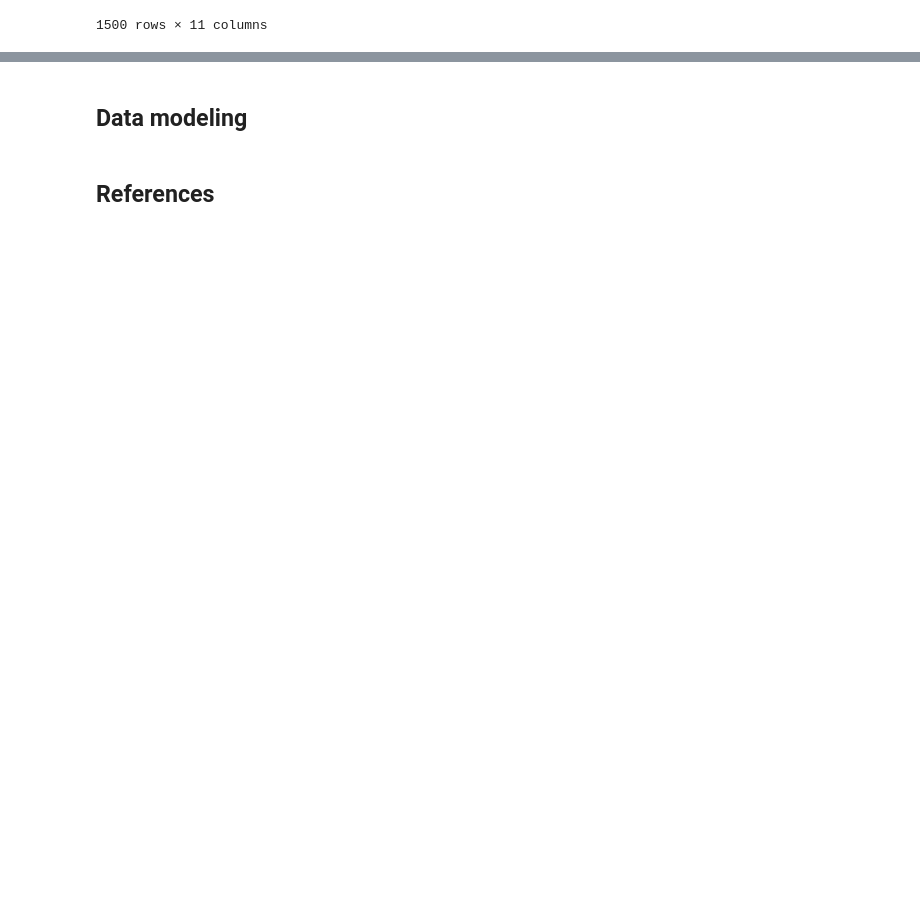
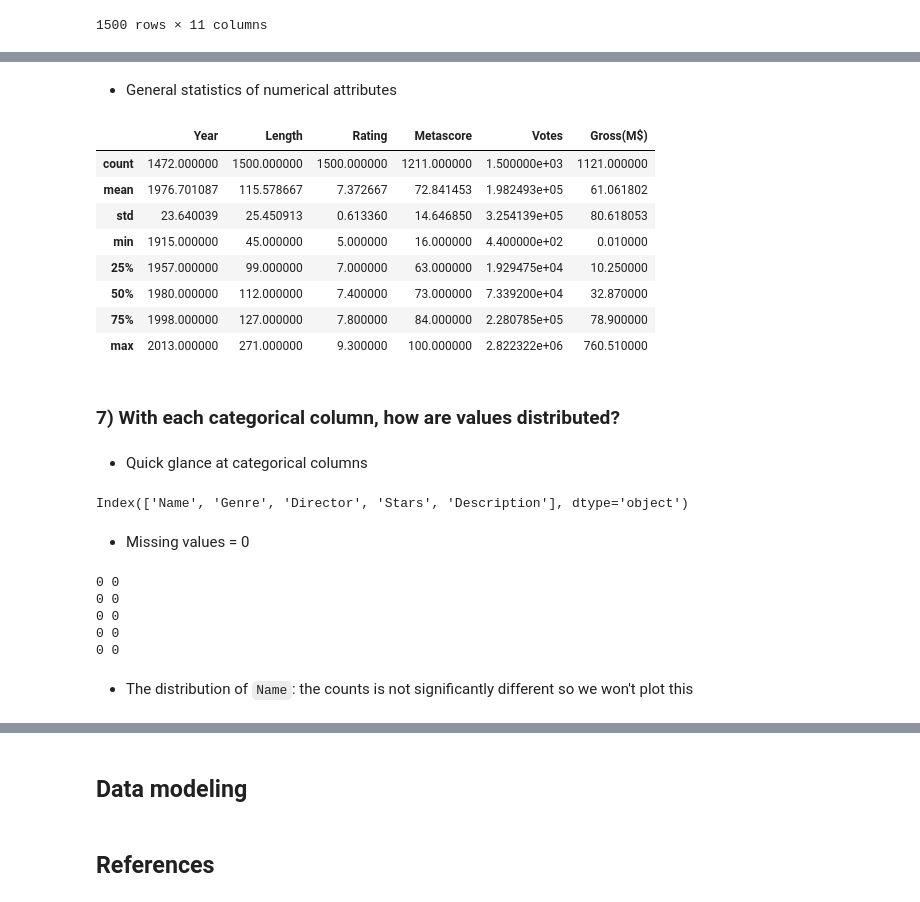
Before and after one commit to trandainien1/IntroDS_Final_Project, a Jupyter notebook: main.ipynb, the cells around one changed output, grey strips where cells are left out. Drawn from its saved outputs; the diff is of its cells as text; code cells hidden in the pictures; blank space fills up the shorter version.

```diff
--- a/main.ipynb
+++ b/main.ipynb
@@ -219,0 +382,37 @@ data_film
+# %% [markdown]
+- General statistics of numerical attributes
+# %%
+data_film[numerical_cols].describe()
+# %% [output]
+|  | Year | Length | Rating | Metascore | Votes | Gross(M$) |
+| count | 1472.000000 | 1500.000000 | 1500.000000 | 1211.000000 | 1.500000e+03 | 1121.000000 |
+| mean | 1976.701087 | 115.578667 | 7.372667 | 72.841453 | 1.982493e+05 | 61.061802 |
+| std | 23.640039 | 25.450913 | 0.613360 | 14.646850 | 3.254139e+05 | 80.618053 |
+| min | 1915.000000 | 45.000000 | 5.000000 | 16.000000 | 4.400000e+02 | 0.010000 |
+| 25% | 1957.000000 | 99.000000 | 7.000000 | 63.000000 | 1.929475e+04 | 10.250000 |
+| 50% | 1980.000000 | 112.000000 | 7.400000 | 73.000000 | 7.339200e+04 | 32.870000 |
+| 75% | 1998.000000 | 127.000000 | 7.800000 | 84.000000 | 2.280785e+05 | 78.900000 |
+| max | 2013.000000 | 271.000000 | 9.300000 | 100.000000 | 2.822322e+06 | 760.510000 |
+# %% [markdown]
+### 7) With each categorical column, how are values distributed?
+# %% [markdown]
+- Quick glance at categorical columns
+# %%
+categorical_cols = data_film.columns[data_film.dtypes == 'object']
+
+categorical_cols
+# %% [output]
+Index(['Name', 'Genre', 'Director', 'Stars', 'Description'], dtype='object')
+# %% [markdown]
+- Missing values = 0
+# %%
+for col in categorical_cols:
+  print((data_film[col] == 'nan').sum(), data_film[col].isna().sum())
+# %% [output]
+0 0
+0 0
+0 0
+0 0
+0 0
+# %% [markdown]
+- The distribution of `Name`: the counts is not significantly different so we won't plot this
```
Also changed, not shown: parts of 58 cells of this notebook, 1 other file.
